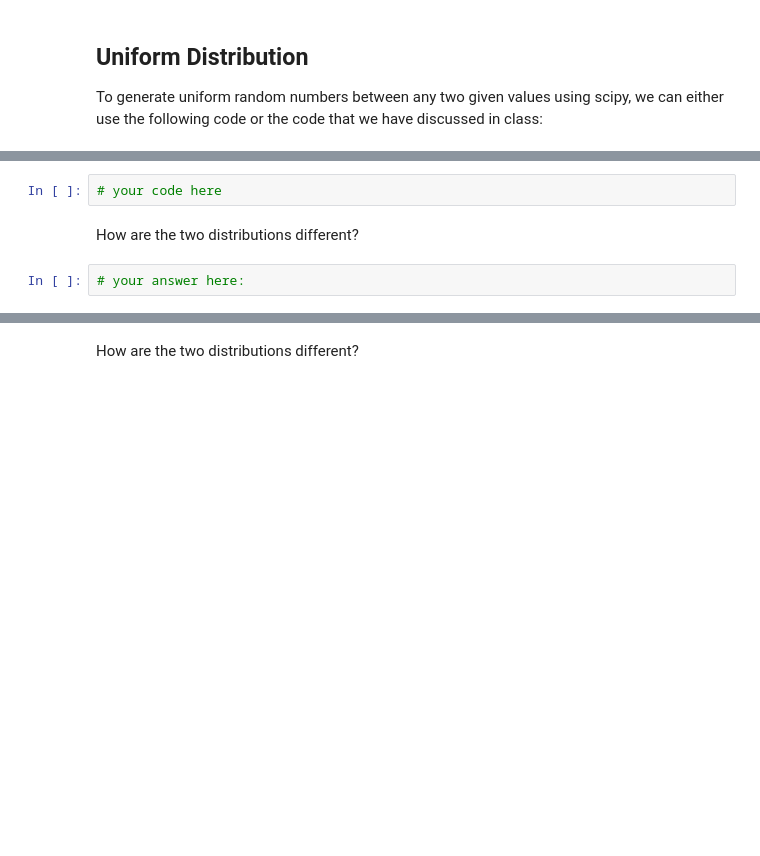
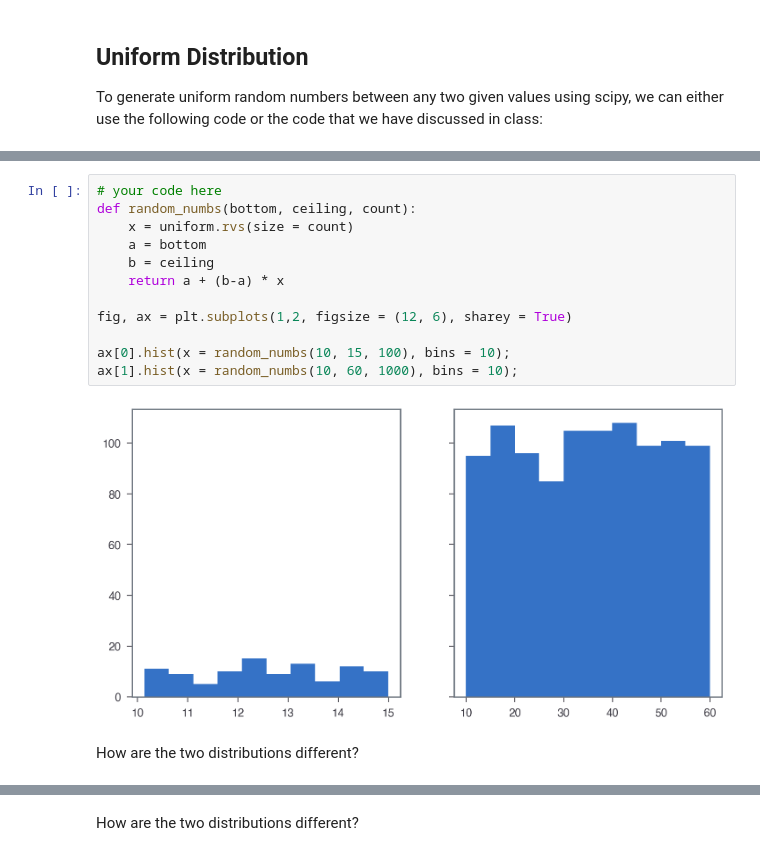
Before and after one commit to ta-data-lis/lab-probability-distributions, a Jupyter notebook: your-code/continuous.ipynb, the cells around one changed output, grey strips where cells are left out. Drawn from its saved outputs; the diff is of its cells as text; blank space fills up the shorter version.

```diff
--- a/your-code/continuous.ipynb
+++ b/your-code/continuous.ipynb
@@ -45,9 +45,19 @@ print(randoms)
 Your output should look like below:
 
 ![uniform distribution](ud.png)
-# %%
-# your code here
+# %%
+# your code here
+def random_numbs(bottom, ceiling, count):
+    x = uniform.rvs(size = count)
+    a = bottom
+    b = ceiling
+    return a + (b-a) * x
+
+fig, ax = plt.subplots(1,2, figsize = (12, 6), sharey = True)
+
+ax[0].hist(x = random_numbs(10, 15, 100), bins = 10);
+ax[1].hist(x = random_numbs(10, 60, 1000), bins = 10);
+# %% [output]
+[figure, added]
 # %% [markdown]
 How are the two distributions different?
-# %%
-# your answer here:
```
Also changed, not shown: parts of 20 cells of this notebook.
